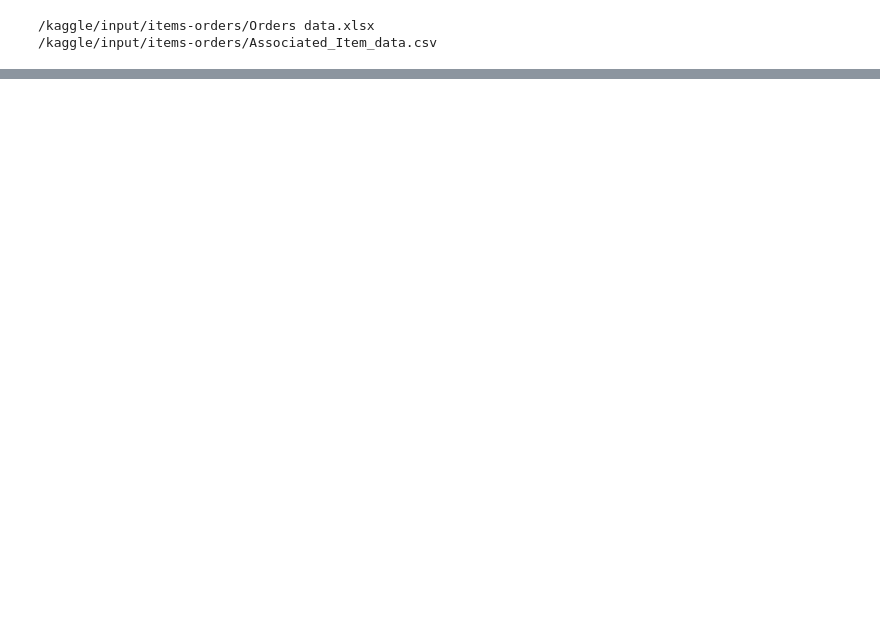
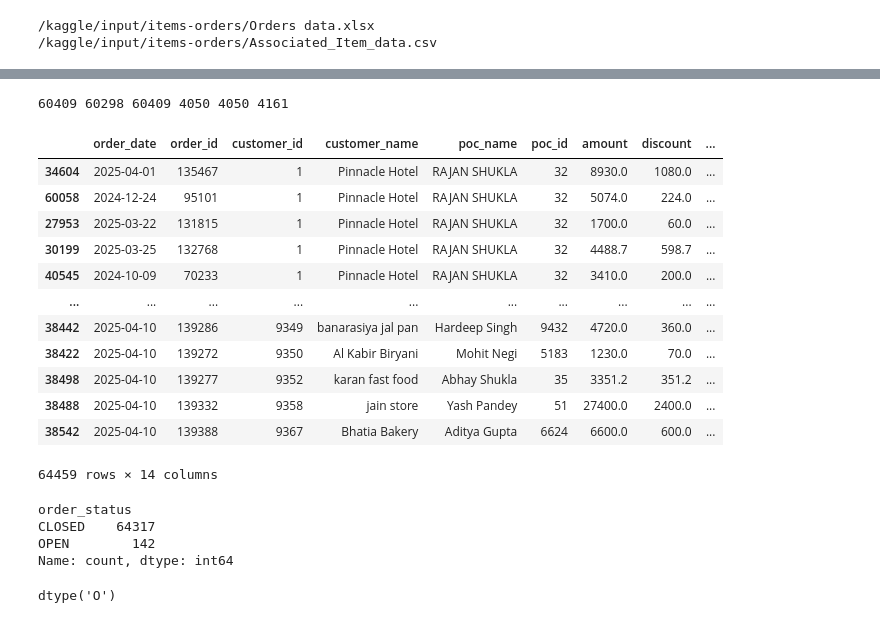
Before and after one commit to RujhaanTaneja/UnORG-SC-DS-MID-PREP_TEAM_HYPERION_Submission, a Jupyter notebook: Krish'sCodeFiles/Model.ipynb, the cells around one changed output, grey strips where cells are left out. Cells and saved outputs as stored; diff of their text form; code cells hidden in the pictures; blank space fills up the shorter version.

```diff
--- a/Krish'sCodeFiles/Model.ipynb
+++ b/Krish'sCodeFiles/Model.ipynb
@@ -21,0 +149,14 @@ for dirname, _, filenames in os.walk('/kaggle/input'):
+# %%
+# Create a mapping of customer_name to primary customer_id
+primary_id_mapping = {}
+
+# For each customer_name, find the most frequently used customer_id
+for name in orders['customer_name'].unique():
+    name_subset = orders[orders['customer_name'] == name]
+    # Get ID with most orders
+    primary_id = name_subset['customer_id'].value_counts().idxmax()
+    primary_id_mapping[name] = primary_id
+
+# Add a new column for the mapped ID without changing original data
+orders['primary_customer_id'] = orders['customer_name'].map(primary_id_mapping)
+orders.head()
@@ -21,0 +170,39 @@ for dirname, _, filenames in os.walk('/kaggle/input'):
+# %%
+
+print(
+    orders['primary_customer_id'].duplicated().sum(),
+    orders['customer_id'].duplicated().sum(),
+    orders['customer_name'].duplicated().sum(),
+    orders['primary_customer_id'].nunique(),
+    orders['customer_name'].nunique(),
+    orders['customer_id'].nunique()
+)
+# %% [output]
+60409 60298 60409 4050 4050 4161
+# %%
+orders.sort_values('customer_id')
+# %% [output]
+|  | order_date | order_id | customer_id | customer_name | poc_name | poc_id | amount | discount | ... |
+| 34604 | 2025-04-01 | 135467 | 1 | Pinnacle Hotel | RAJAN SHUKLA | 32 | 8930.0 | 1080.0 | ... |
+| 60058 | 2024-12-24 | 95101 | 1 | Pinnacle Hotel | RAJAN SHUKLA | 32 | 5074.0 | 224.0 | ... |
+| 27953 | 2025-03-22 | 131815 | 1 | Pinnacle Hotel | RAJAN SHUKLA | 32 | 1700.0 | 60.0 | ... |
+| 30199 | 2025-03-25 | 132768 | 1 | Pinnacle Hotel | RAJAN SHUKLA | 32 | 4488.7 | 598.7 | ... |
+| 40545 | 2024-10-09 | 70233 | 1 | Pinnacle Hotel | RAJAN SHUKLA | 32 | 3410.0 | 200.0 | ... |
+| ... | ... | ... | ... | ... | ... | ... | ... | ... | ... |
+| 38442 | 2025-04-10 | 139286 | 9349 | banarasiya jal pan | Hardeep Singh | 9432 | 4720.0 | 360.0 | ... |
+| 38422 | 2025-04-10 | 139272 | 9350 | Al Kabir Biryani | Mohit Negi | 5183 | 1230.0 | 70.0 | ... |
+| 38498 | 2025-04-10 | 139277 | 9352 | karan fast food | Abhay Shukla | 35 | 3351.2 | 351.2 | ... |
+| 38488 | 2025-04-10 | 139332 | 9358 | jain store | Yash Pandey | 51 | 27400.0 | 2400.0 | ... |
+| 38542 | 2025-04-10 | 139388 | 9367 | Bhatia Bakery | Aditya Gupta | 6624 | 6600.0 | 600.0 | ... |
+64459 rows × 14 columns
+# %%
+orders['order_status'].value_counts()
+# %% [output]
+order_status
+CLOSED    64317
+OPEN        142
+Name: count, dtype: int64
+# %%
+orders['order_status'].dtype
+# %% [output]
+dtype('O')
```
Also changed, not shown: parts of 23 cells of this notebook.
